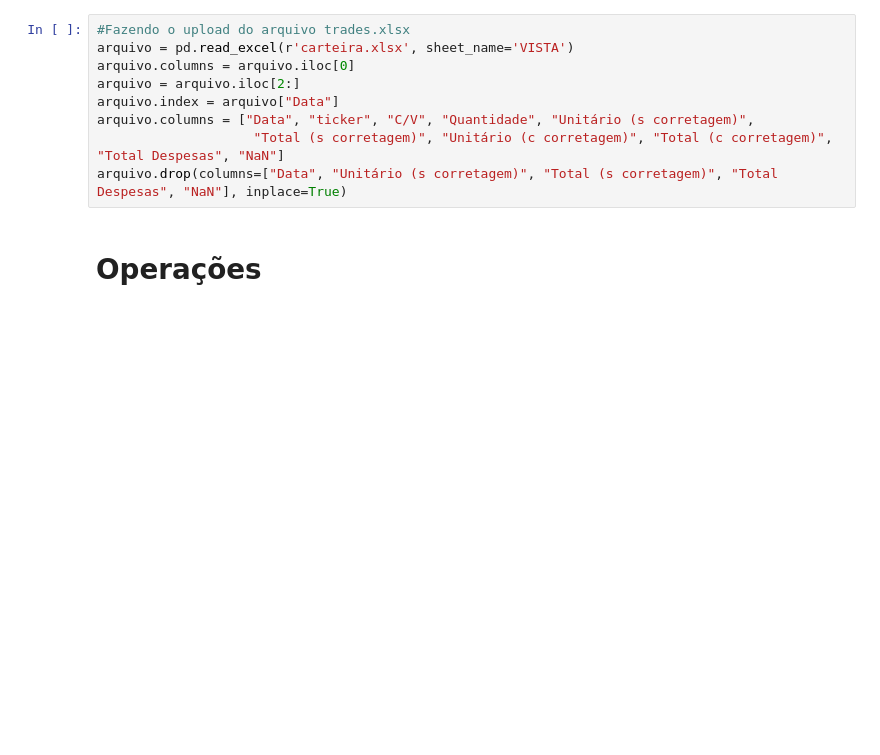
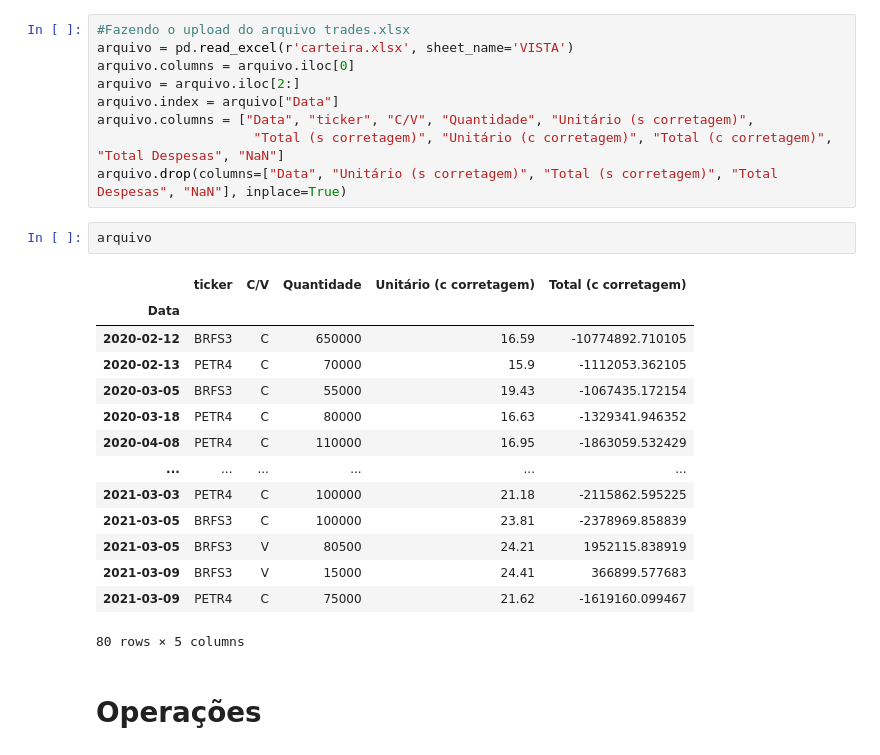
Before and after one commit to MaikeRM/volatilidade_EWMA_carteira_N_ativos, a Jupyter notebook: gestao_risco_excel.ipynb, the cells around one changed output. Drawn from its saved outputs; the diff is of its cells as text; blank space fills up the shorter version.

```diff
--- a/gestao_risco_excel.ipynb
+++ b/gestao_risco_excel.ipynb
@@ -19,6 +19,23 @@ arquivo.index = arquivo["Data"]
 arquivo.columns = ["Data", "ticker", "C/V", "Quantidade", "Unitário (s corretagem)",
                     "Total (s corretagem)", "Unitário (c corretagem)", "Total (c corretagem)", "Total Despesas", "NaN"]
 arquivo.drop(columns=["Data", "Unitário (s corretagem)", "Total (s corretagem)", "Total Despesas", "NaN"], inplace=True)
+# %%
+arquivo
+# %% [output]
+|  | ticker | C/V | Quantidade | Unitário (c corretagem) | Total (c corretagem) |
+| Data |  |  |  |  |  |
+| 2020-02-12 | BRFS3 | C | 650000 | 16.59 | -10774892.710105 |
+| 2020-02-13 | PETR4 | C | 70000 | 15.9 | -1112053.362105 |
+| 2020-03-05 | BRFS3 | C | 55000 | 19.43 | -1067435.172154 |
+| 2020-03-18 | PETR4 | C | 80000 | 16.63 | -1329341.946352 |
+| 2020-04-08 | PETR4 | C | 110000 | 16.95 | -1863059.532429 |
+| ... | ... | ... | ... | ... | ... |
+| 2021-03-03 | PETR4 | C | 100000 | 21.18 | -2115862.595225 |
+| 2021-03-05 | BRFS3 | C | 100000 | 23.81 | -2378969.858839 |
+| 2021-03-05 | BRFS3 | V | 80500 | 24.21 | 1952115.838919 |
+| 2021-03-09 | BRFS3 | V | 15000 | 24.41 | 366899.577683 |
+| 2021-03-09 | PETR4 | C | 75000 | 21.62 | -1619160.099467 |
+80 rows × 5 columns
 # %% [markdown]
 # Operações
 # %%
```
Also changed, not shown: parts of 5 cells of this notebook, 2 other files.
